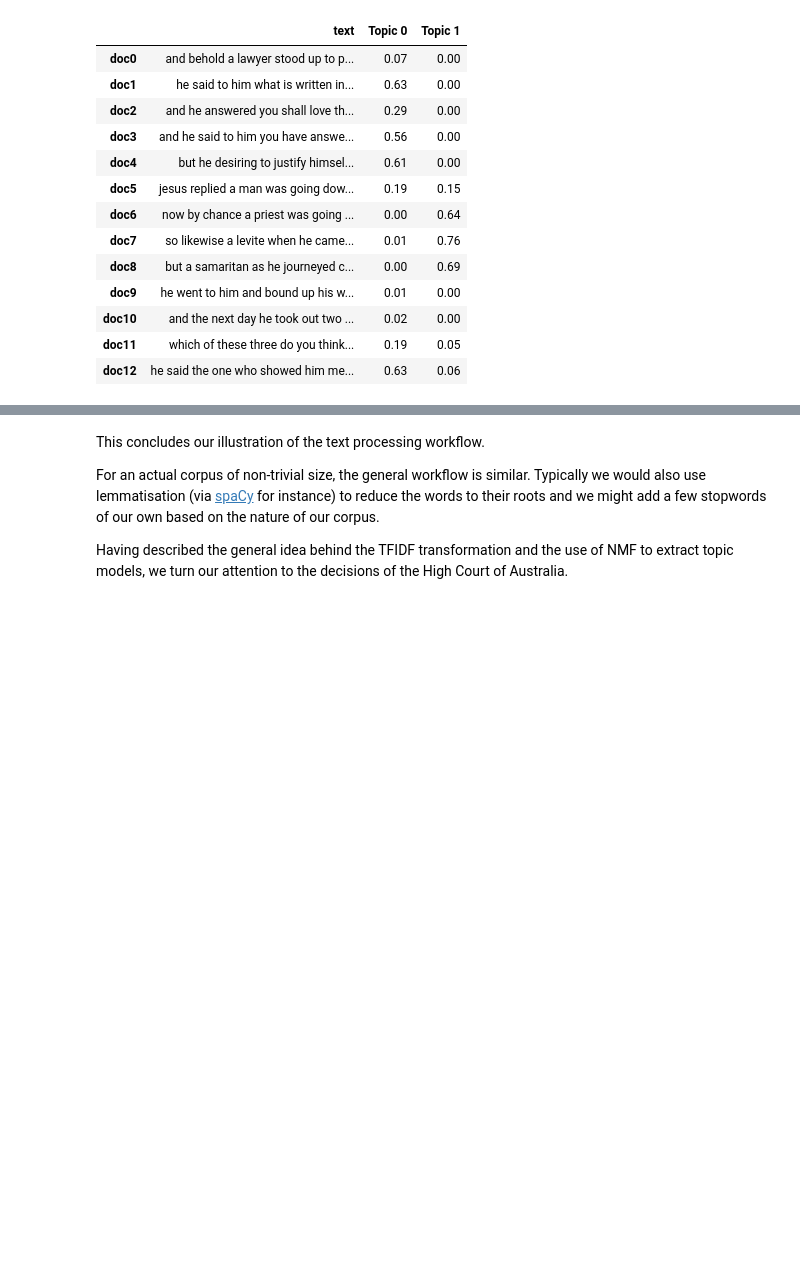
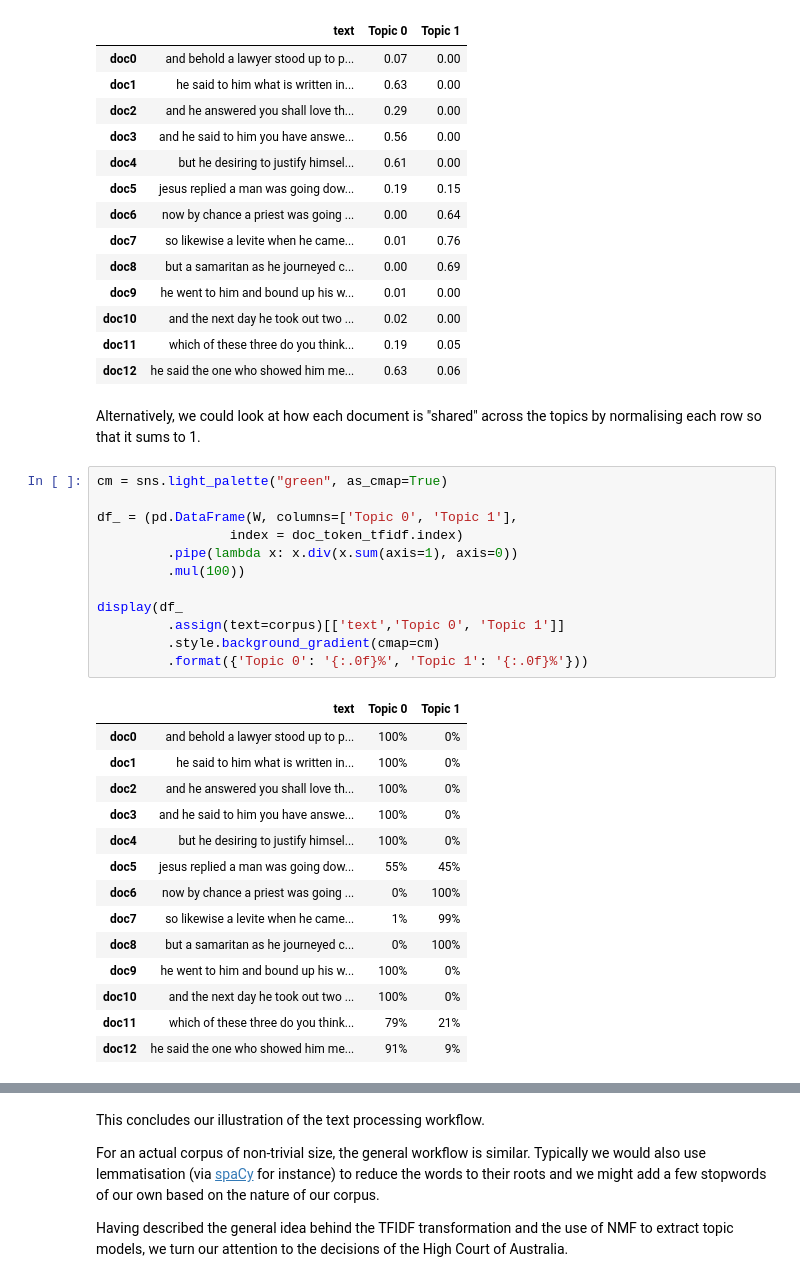
Before and after one commit to adelr/hca-proximity, a Jupyter notebook: Proximity_and_Neighbourhood.ipynb, the cells around one changed output, grey strips where cells are left out. Cells and saved outputs as stored; diff of their text form; blank space fills up the shorter version.

```diff
--- a/Proximity_and_Neighbourhood.ipynb
+++ b/Proximity_and_Neighbourhood.ipynb
@@ -411,3 +411,32 @@ display(pd.DataFrame(W, columns=['Topic 0', 'Topic 1'],
 | doc10 | and the next day he took out two ... | 0.02 | 0.00 |
 | doc11 | which of these three do you think... | 0.19 | 0.05 |
 | doc12 | he said the one who showed him me... | 0.63 | 0.06 |
+# %% [markdown]
+Alternatively, we could look at how each document is "shared" across the topics by normalising each row so that it sums to 1.
+# %%
+cm = sns.light_palette("green", as_cmap=True)
+
+df_ = (pd.DataFrame(W, columns=['Topic 0', 'Topic 1'],
+                 index = doc_token_tfidf.index)
+         .pipe(lambda x: x.div(x.sum(axis=1), axis=0))
+         .mul(100))
+
+display(df_
+         .assign(text=corpus)[['text','Topic 0', 'Topic 1']]
+         .style.background_gradient(cmap=cm)
+         .format({'Topic 0': '{:.0f}%', 'Topic 1': '{:.0f}%'}))
+# %% [output]
+|  | text | Topic 0 | Topic 1 |
+| doc0 | and behold a lawyer stood up to p... | 100% | 0% |
+| doc1 | he said to him what is written in... | 100% | 0% |
+| doc2 | and he answered you shall love th... | 100% | 0% |
+| doc3 | and he said to him you have answe... | 100% | 0% |
+| doc4 | but he desiring to justify himsel... | 100% | 0% |
+| doc5 | jesus replied a man was going dow... | 55% | 45% |
+| doc6 | now by chance a priest was going ... | 0% | 100% |
+| doc7 | so likewise a levite when he came... | 1% | 99% |
+| doc8 | but a samaritan as he journeyed c... | 0% | 100% |
+| doc9 | he went to him and bound up his w... | 100% | 0% |
+| doc10 | and the next day he took out two ... | 100% | 0% |
+| doc11 | which of these three do you think... | 79% | 21% |
+| doc12 | he said the one who showed him me... | 91% | 9% |
```
Also changed, not shown: parts of 2 cells of this notebook.
